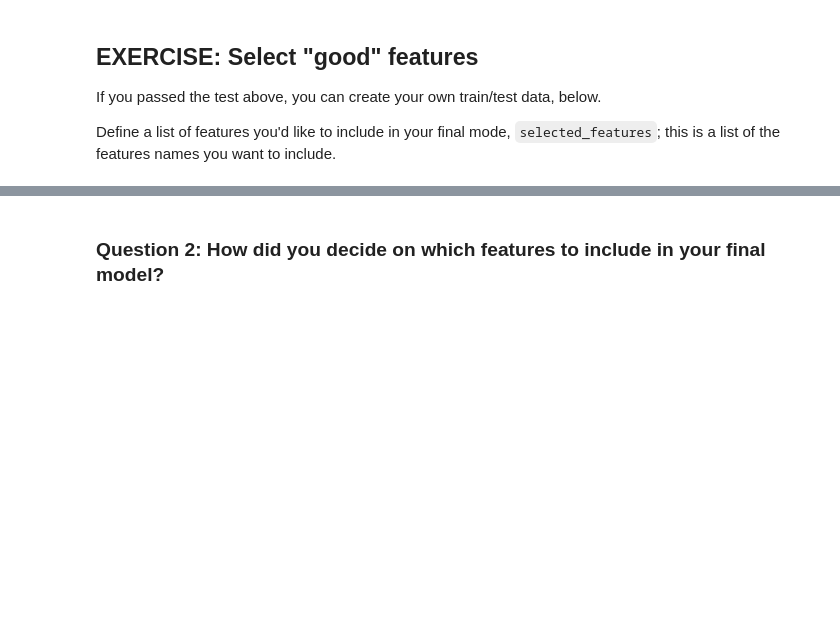
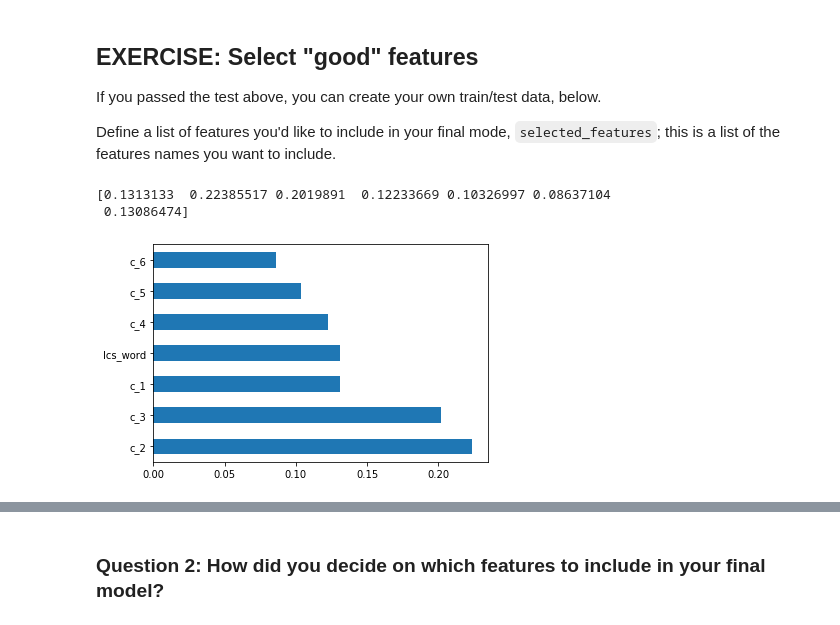
Before and after one commit to patrickbrus/plagiarism_detecor, a Jupyter notebook: 2_Plagiarism_Feature_Engineering.ipynb, the cells around one changed output, grey strips where cells are left out. Cells and saved outputs as stored; diff of their text form; code cells hidden in the pictures; blank space fills up the shorter version.

Commit message:
Feat: Finished data pre-processing notebook

```diff
--- a/2_Plagiarism_Feature_Engineering.ipynb
+++ b/2_Plagiarism_Feature_Engineering.ipynb
@@ -752,14 +813,16 @@ def train_test_data(complete_df, features_df, selected_features):
        :param selected_features: An array of selected features that correspond to certain columns in `features_df`
        :return: training and test features and labels: (train_x, train_y), (test_x, test_y)'''
 
+    index_train_data = complete_df[complete_df["Datatype"] == "train"].index
+    index_test_data = complete_df[complete_df["Datatype"] == "test"].index
     # get the training features
-    train_x = None
+    train_x = features_df.loc[index_train_data.values, selected_features].to_numpy()
     # And training class labels (0 or 1)
-    train_y = None
+    train_y = complete_df.loc[index_train_data.values, "Class"].to_numpy()
 
     # get the test features and labels
-    test_x = None
-    test_y = None
+    test_x = features_df.loc[index_test_data.values, selected_features].to_numpy()
+    test_y = complete_df.loc[index_test_data.values, "Class"].to_numpy()
 
     return (train_x, train_y), (test_x, test_y)
 # %% [markdown]
@@ -782,6 +847,25 @@ tests.test_data_split(train_x, train_y, test_x, test_y)
 If you passed the test above, you can create your own train/test data, below.
 
 Define a list of features you'd like to include in your final mode, `selected_features`; this is a list of the features names you want to include.
+# %%
+from sklearn.ensemble import ExtraTreesClassifier
+import matplotlib.pyplot as plt
+
+feature_selection = features_df.columns
+(X_feature_sel_1, Y_feature_sel_1), (X_feature_sel_2, Y_feature_sel_2) = train_test_data(complete_df, features_df, feature_selection)
+model = ExtraTreesClassifier()
+model.fit(np.concatenate([X_feature_sel_1, X_feature_sel_2]), np.concatenate([Y_feature_sel_1, Y_feature_sel_2]))
+
+print(model.feature_importances_) #use inbuilt class feature_importances of tree based classifiers
+
+#plot graph of feature importances for better visualization
+feat_importances = pd.Series(model.feature_importances_, index=features_df.columns)
+feat_importances.nlargest(10).plot(kind='barh')
+plt.show()
+# %% [output]
+[0.1313133  0.22385517 0.2019891  0.12233669 0.10326997 0.08637104
+ 0.13086474]
+[figure, added]
 # %%
 # Select your list of features, this should be column names from features_df
 # ex. ['c_1', 'lcs_word']
```
Also changed, not shown: parts of 14 cells of this notebook.
